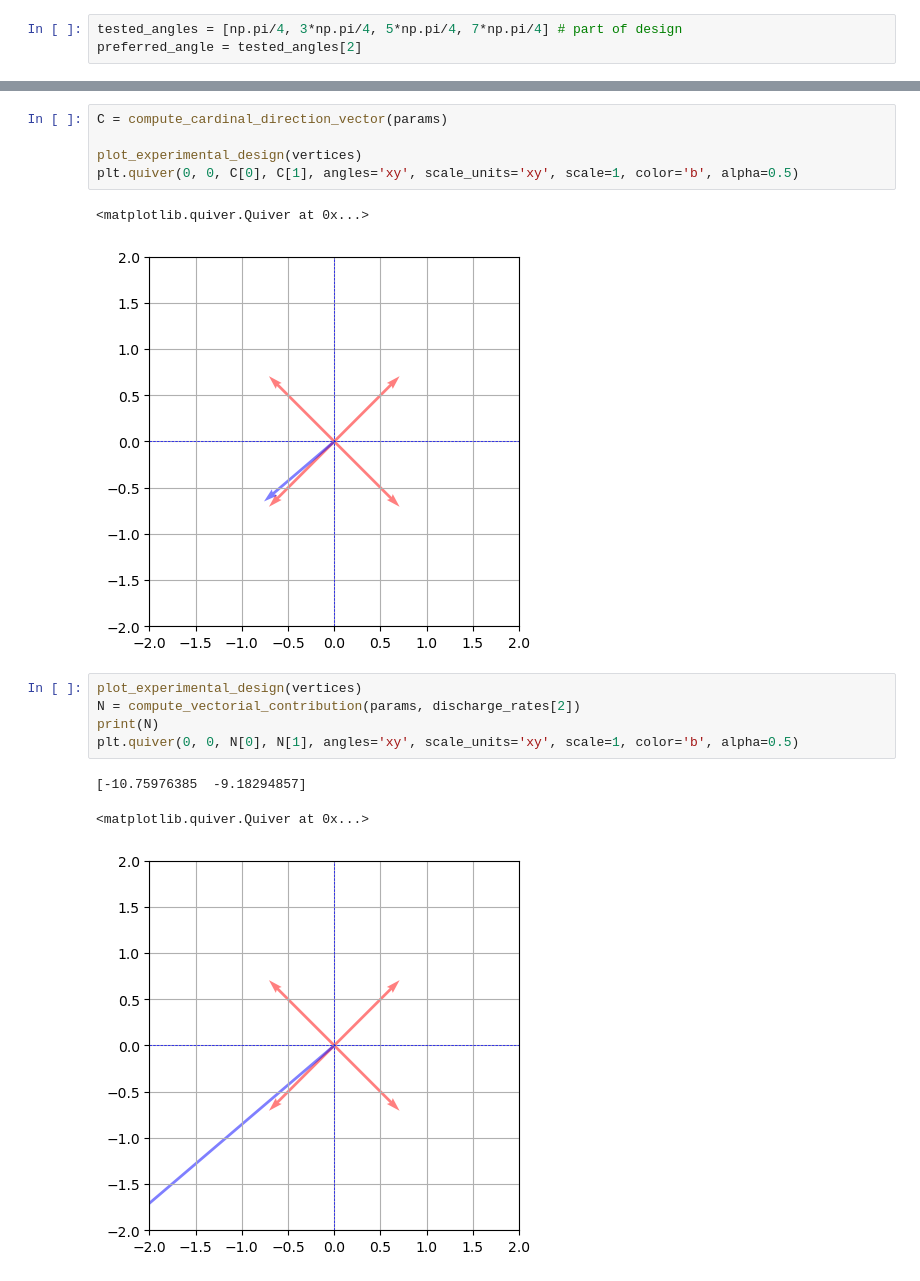
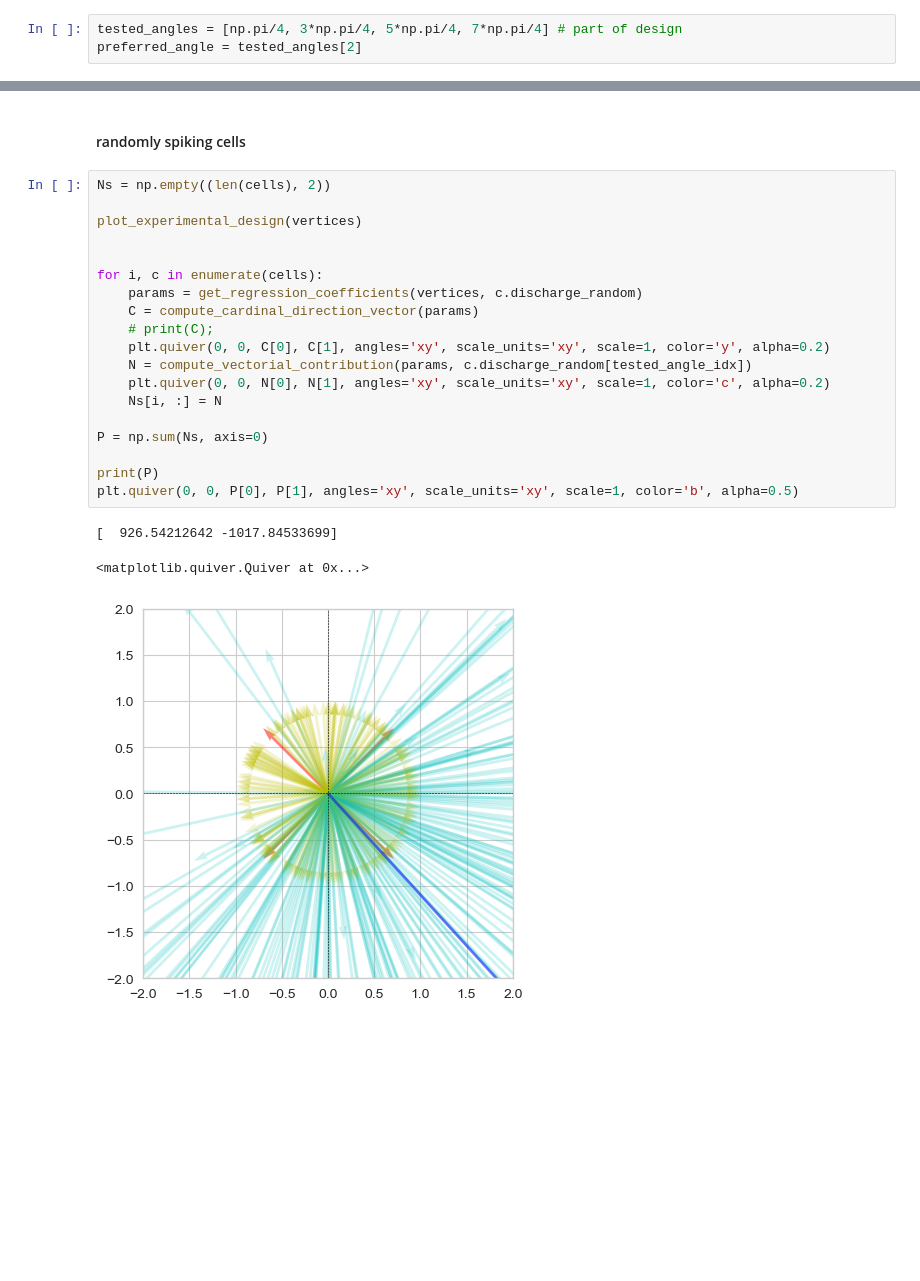
Before and after one commit to marek1n/georgopoulos1986, a Jupyter notebook: population_vector2d.ipynb, the cells around one changed output, grey strips where cells are left out. Drawn from its saved outputs; the diff is of its cells as text; blank space fills up the shorter version.

```diff
--- a/population_vector2d.ipynb
+++ b/population_vector2d.ipynb
@@ -166,17 +142,25 @@ print(params)
-# %%
-C = compute_cardinal_direction_vector(params)
-
-plot_experimental_design(vertices)
-plt.quiver(0, 0, C[0], C[1], angles='xy', scale_units='xy', scale=1, color='b', alpha=0.5)
-# %% [output]
-<matplotlib.quiver.Quiver at 0x...>
-[figure, removed]
-# %%
-plot_experimental_design(vertices)
-N = compute_vectorial_contribution(params, discharge_rates[2])
-print(N)
-plt.quiver(0, 0, N[0], N[1], angles='xy', scale_units='xy', scale=1, color='b', alpha=0.5)
-# %% [output]
-[-10.75976385  -9.18294857]
-<matplotlib.quiver.Quiver at 0x...>
-[figure, removed]
+# %% [markdown]
+#### randomly spiking cells
+# %%
+Ns = np.empty((len(cells), 2))
+
+plot_experimental_design(vertices)
+
+
+for i, c in enumerate(cells):
+    params = get_regression_coefficients(vertices, c.discharge_random)
+    C = compute_cardinal_direction_vector(params)
+    # print(C);
+    plt.quiver(0, 0, C[0], C[1], angles='xy', scale_units='xy', scale=1, color='y', alpha=0.2)
+    N = compute_vectorial_contribution(params, c.discharge_random[tested_angle_idx])
+    plt.quiver(0, 0, N[0], N[1], angles='xy', scale_units='xy', scale=1, color='c', alpha=0.2)
+    Ns[i, :] = N
+
+P = np.sum(Ns, axis=0)
+
+print(P)
+plt.quiver(0, 0, P[0], P[1], angles='xy', scale_units='xy', scale=1, color='b', alpha=0.5)
+# %% [output]
+[  926.54212642 -1017.84533699]
+<matplotlib.quiver.Quiver at 0x...>
+[figure, added]
```
Also changed, not shown: parts of 12 cells of this notebook.
